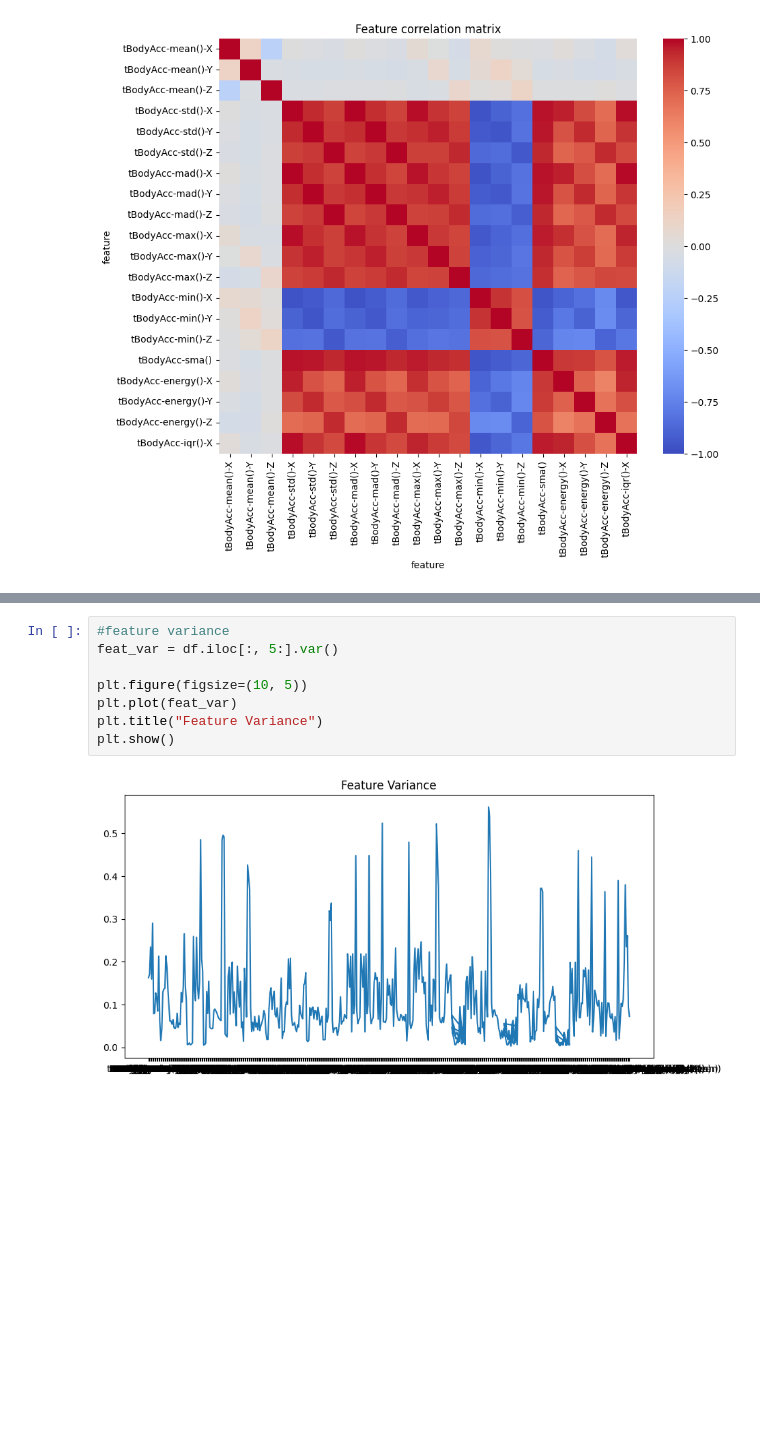
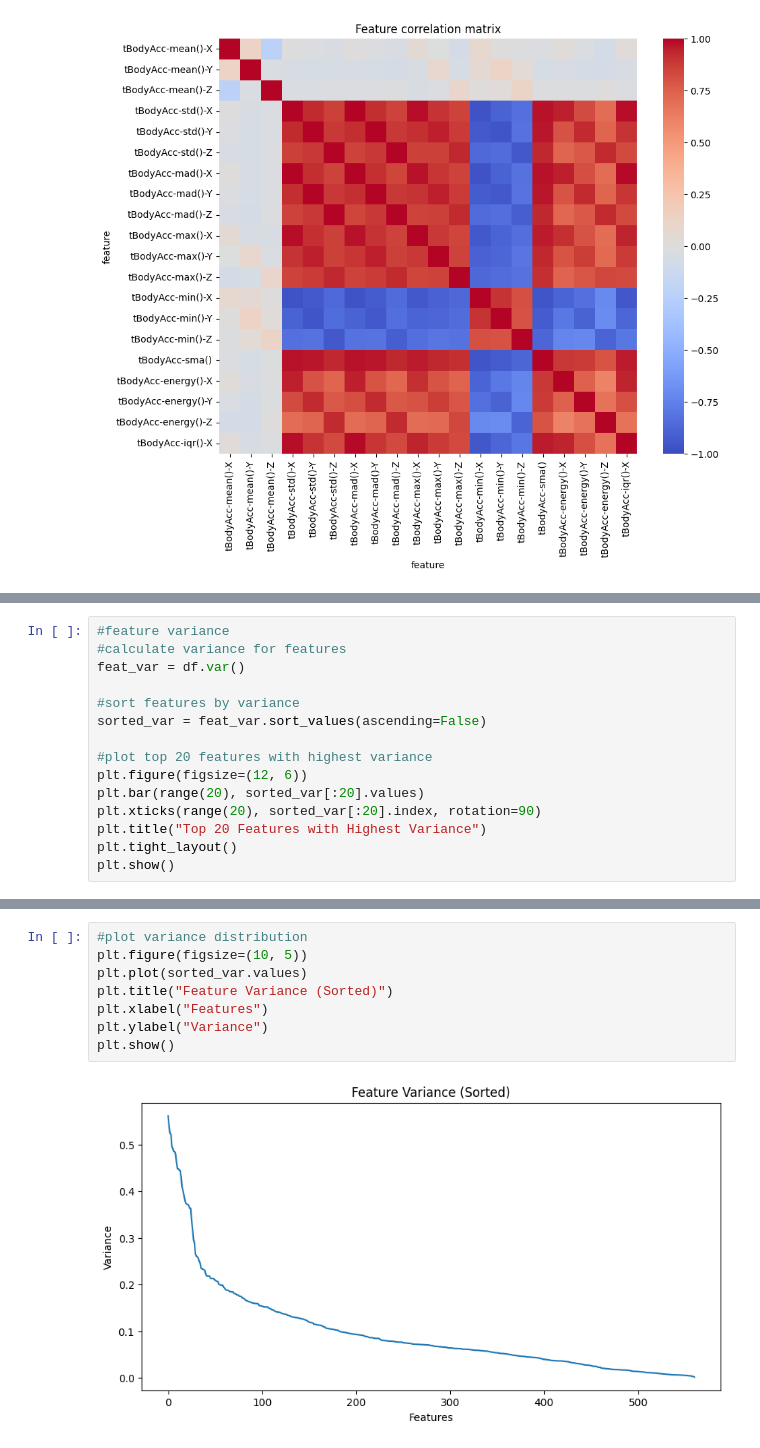
Before and after one commit to kkmm1234/UI_Project, a Jupyter notebook: UI_project_2025.ipynb, the cells around one changed output, grey strips where cells are left out. Cells and saved outputs as stored; diff of their text form; blank space fills up the shorter version.

```diff
--- a/UI_project_2025.ipynb
+++ b/UI_project_2025.ipynb
@@ -116,0 +105,15 @@ plt.show()
+# %%
+#feature variance
+#calculate variance for features
+feat_var = df.var()
+
+#sort features by variance
+sorted_var = feat_var.sort_values(ascending=False)
+
+#plot top 20 features with highest variance
+plt.figure(figsize=(12, 6))
+plt.bar(range(20), sorted_var[:20].values)
+plt.xticks(range(20), sorted_var[:20].index, rotation=90)
+plt.title("Top 20 Features with Highest Variance")
+plt.tight_layout()
+plt.show()
@@ -117,10 +122,10 @@ plt.show()
 # %%
-#feature variance
-feat_var = df.iloc[:, 5:].var()
-
+#plot variance distribution
 plt.figure(figsize=(10, 5))
-plt.plot(feat_var)
-plt.title("Feature Variance")
+plt.plot(sorted_var.values)
+plt.title("Feature Variance (Sorted)")
+plt.xlabel("Features")
+plt.ylabel("Variance")
 plt.show()
 # %% [output]
-[figure, old version]
+[figure, new version]
```
Also changed, not shown: parts of 22 cells of this notebook, 5 other files.
